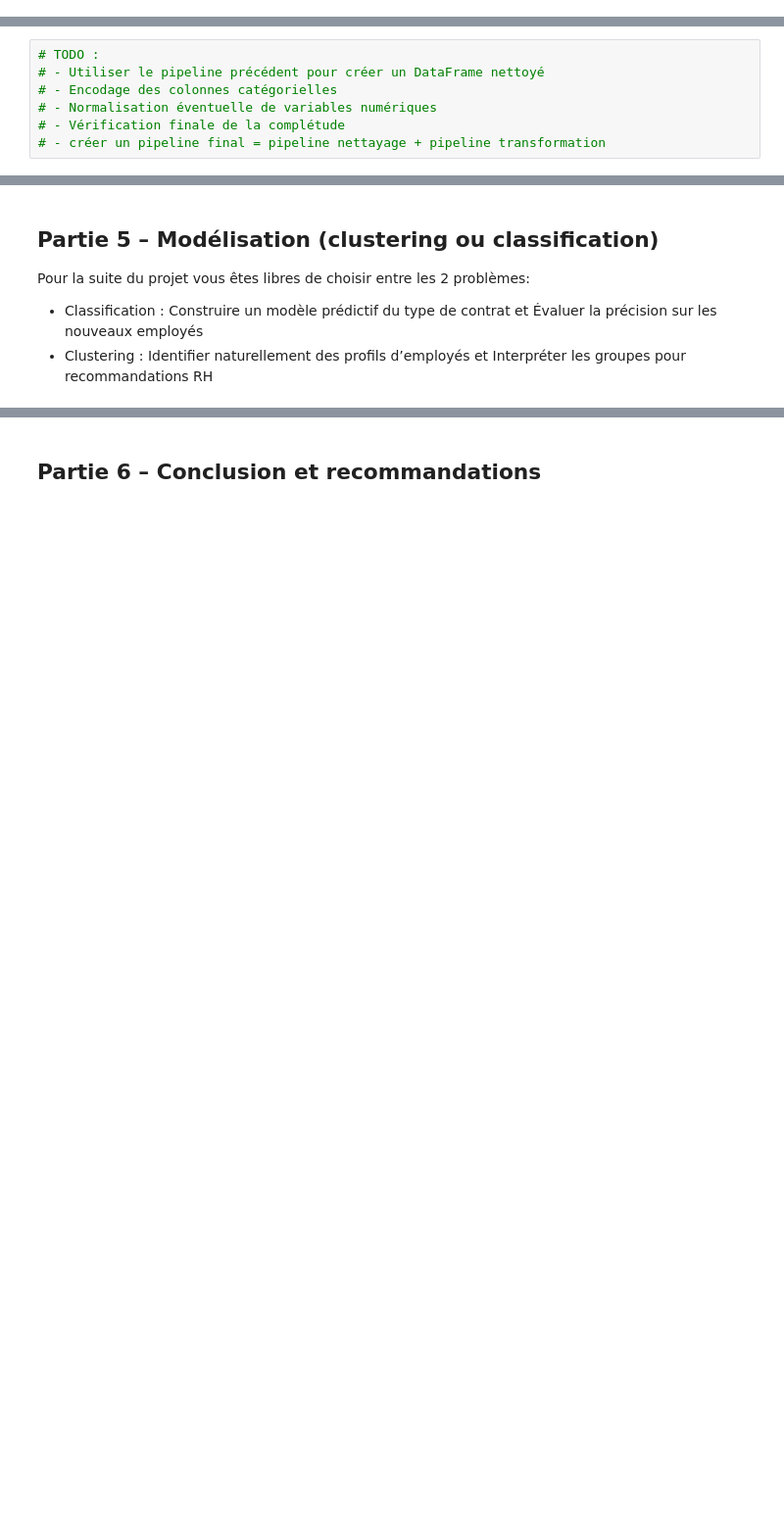
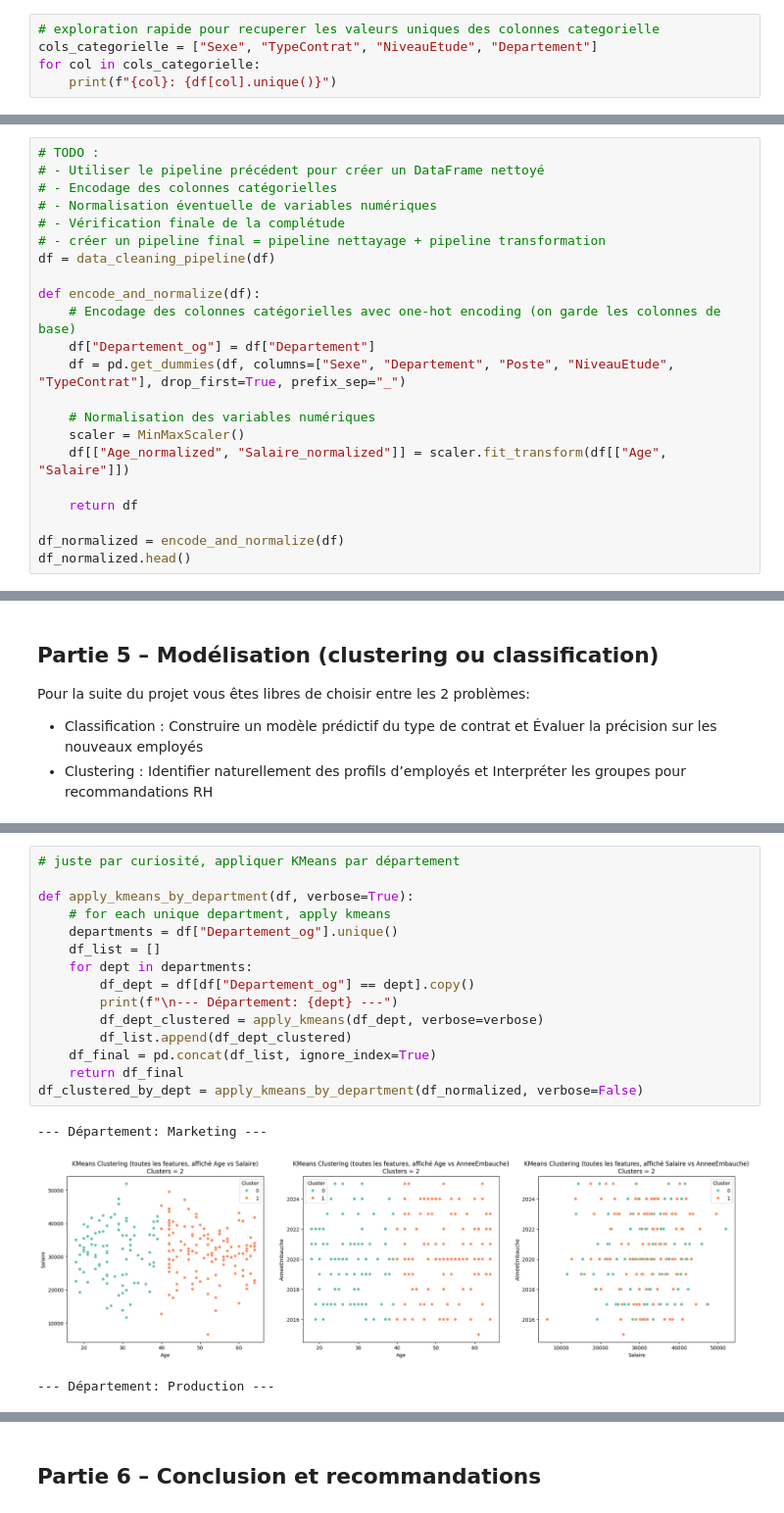
Before and after one commit to Lesaloon/A4_ESIEA_DATA_CM_FINAL, a Jupyter notebook: ProjetFinal_DataCrafting_Mining.ipynb, the cells around one changed output, grey strips where cells are left out. Shown at 98% size. Cells and saved outputs as stored; diff of their text form; blank space fills up the shorter version.

```diff
--- a/ProjetFinal_DataCrafting_Mining.ipynb
+++ b/ProjetFinal_DataCrafting_Mining.ipynb
@@ -37,3 +43,8 @@ df.head()
 | 4 | EMP00004 | Clément | Christelle | 25 | F | Informatique | Développeur | 34440.50 | Bac+2 | ... |
 # %% [markdown]
 ##  Partie 2 – nettoyage, alignement, validation puis pipeline
+# %%
+# exploration rapide pour recuperer les valeurs uniques des colonnes categorielle
+cols_categorielle = ["Sexe", "TypeContrat", "NiveauEtude", "Departement"]
+for col in cols_categorielle:
+    print(f"{col}: {df[col].unique()}")
@@ -226,3 +236,18 @@ For example, when doing 'df[col].method(value, inplace=True)', try using 'df.met
 # - Normalisation éventuelle de variables numériques
 # - Vérification finale de la complétude
 # - créer un pipeline final = pipeline nettayage + pipeline transformation
+df = data_cleaning_pipeline(df)
+
+def encode_and_normalize(df):
+    # Encodage des colonnes catégorielles avec one-hot encoding (on garde les colonnes de base)
+    df["Departement_og"] = df["Departement"]
+    df = pd.get_dummies(df, columns=["Sexe", "Departement", "Poste", "NiveauEtude", "TypeContrat"], drop_first=True, prefix_sep="_")
+
+    # Normalisation des variables numériques
+    scaler = MinMaxScaler()
+    df[["Age_normalized", "Salaire_normalized"]] = scaler.fit_transform(df[["Age", "Salaire"]])
+
+    return df
+
+df_normalized = encode_and_normalize(df)
+df_normalized.head()
@@ -244,0 +413,19 @@ Pour la suite du projet vous êtes libres de choisir entre les 2 problèmes:
+# %%
+# juste par curiosité, appliquer KMeans par département
+
+def apply_kmeans_by_department(df, verbose=True):
+    # for each unique department, apply kmeans
+    departments = df["Departement_og"].unique()
+    df_list = []
+    for dept in departments:
+        df_dept = df[df["Departement_og"] == dept].copy()
+        print(f"\n--- Département: {dept} ---")
+        df_dept_clustered = apply_kmeans(df_dept, verbose=verbose)
+        df_list.append(df_dept_clustered)
+    df_final = pd.concat(df_list, ignore_index=True)
+    return df_final
+df_clustered_by_dept = apply_kmeans_by_department(df_normalized, verbose=False)
+# %% [output]
+--- Département: Marketing ---
+[figure, added]
+--- Département: Production ---
```
Also changed, not shown: parts of 8 cells of this notebook.
